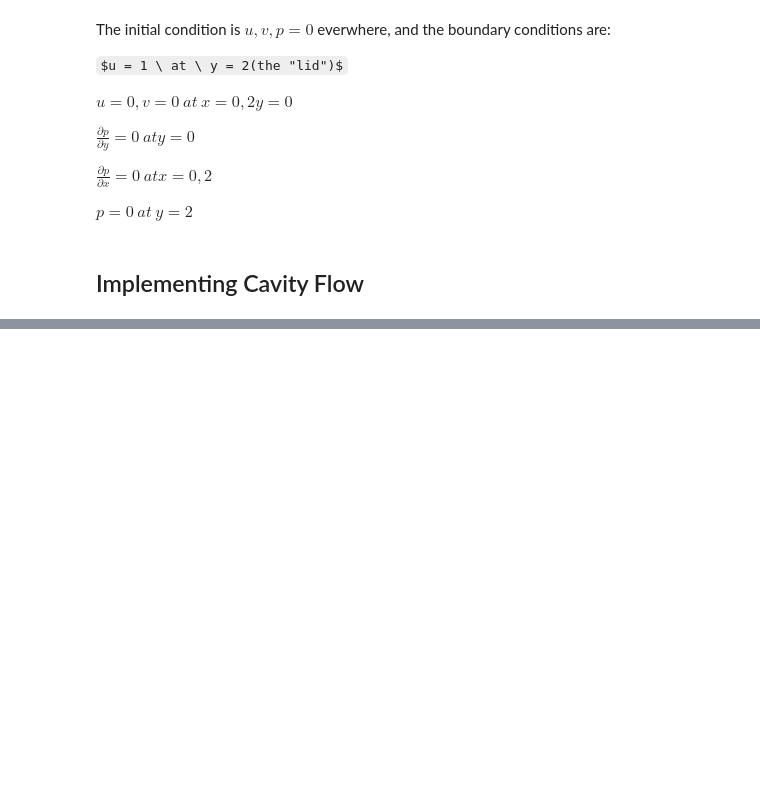
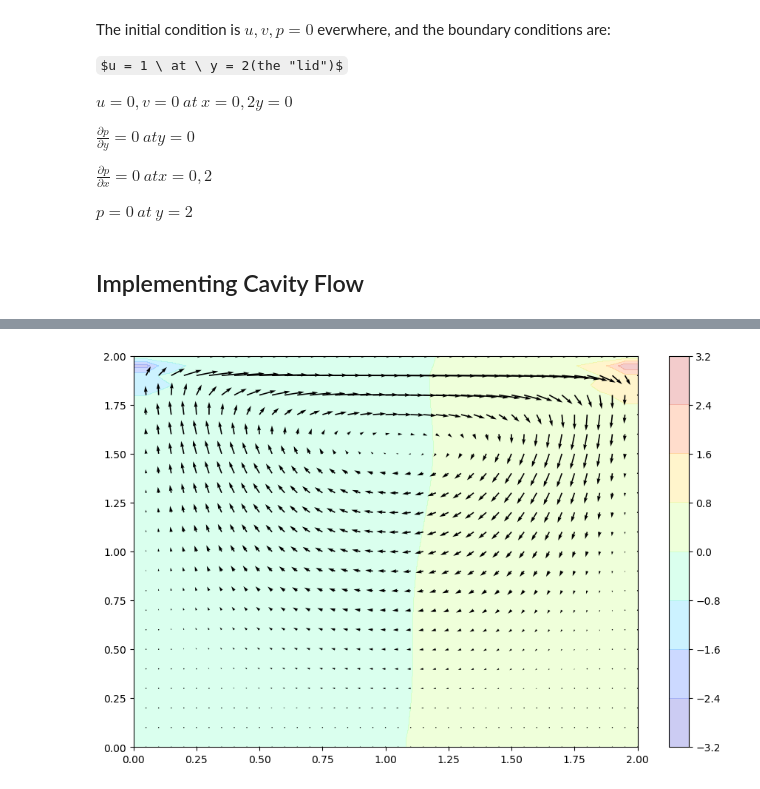
Before and after one commit to wo315/CFD, a Jupyter notebook: Step11.ipynb, the cells around one changed output, grey strips where cells are left out. Saved outputs shown, nothing was run; the diff lists cells and outputs as text; code cells hidden in the pictures; some formulas as TeX source; blank space fills up the shorter version.

```diff
--- a/Step11.ipynb
+++ b/Step11.ipynb
@@ -134,0 +153,3 @@ def cavity_flow(nt, u, v, p, rho, nu, dt, dx, dy):
+# %%
+p = pressure_poisson(p, dx, dy, b)
+len(p)
@@ -134,0 +253,14 @@ def cavity_flow(nt, u, v, p, rho, nu, dt, dx, dy):
+# %%
+u = np.zeros((ny,nx))
+v = np.zeros((ny,nx))
+p = np.zeros((ny,nx))
+b = np.zeros((ny,nx))
+nt = 1000
+u, v, p = cavity_flow(nt, u, v, p, rho, nu, dt, dx, dy)
+# %%
+fig = pyplot.figure(figsize=(11,7), dpi=100)
+pyplot.contourf(X, Y, p, cmap='jet', alpha=0.2)
+pyplot.colorbar()
+pyplot.quiver(X[::2], Y[::2], u[::2], v[::2]);
+# %% [output]
+[figure, added]
```
Also changed, not shown: parts of 12 cells of this notebook.
